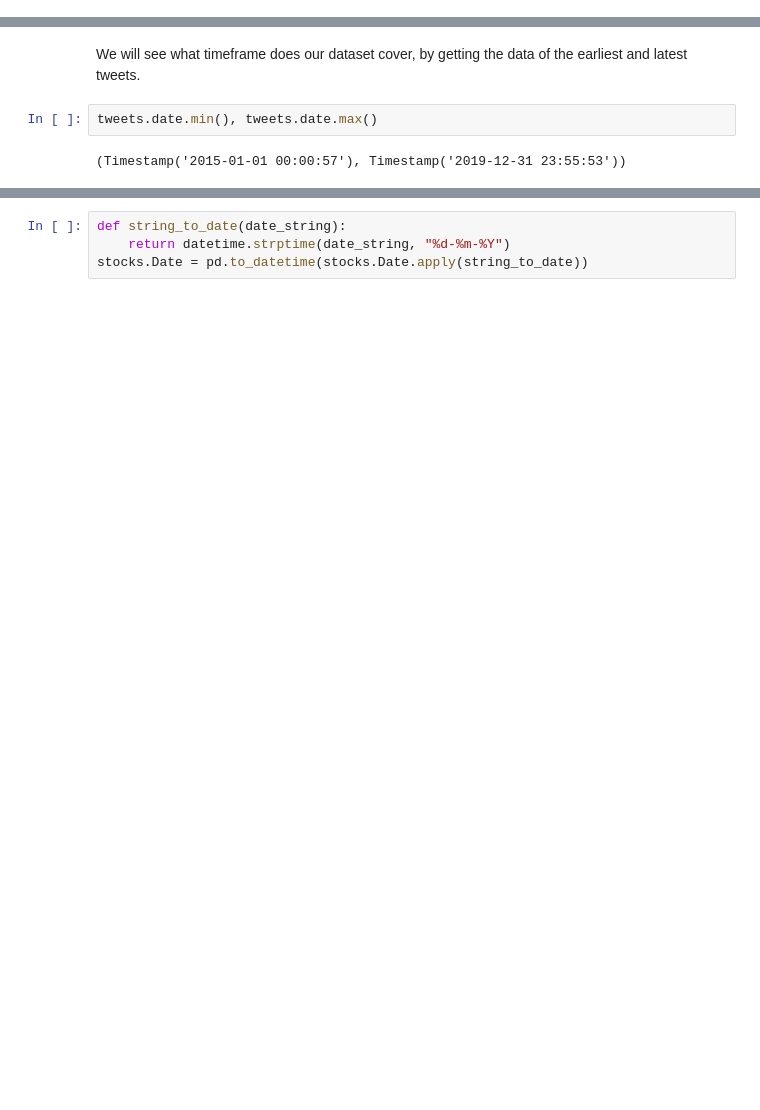
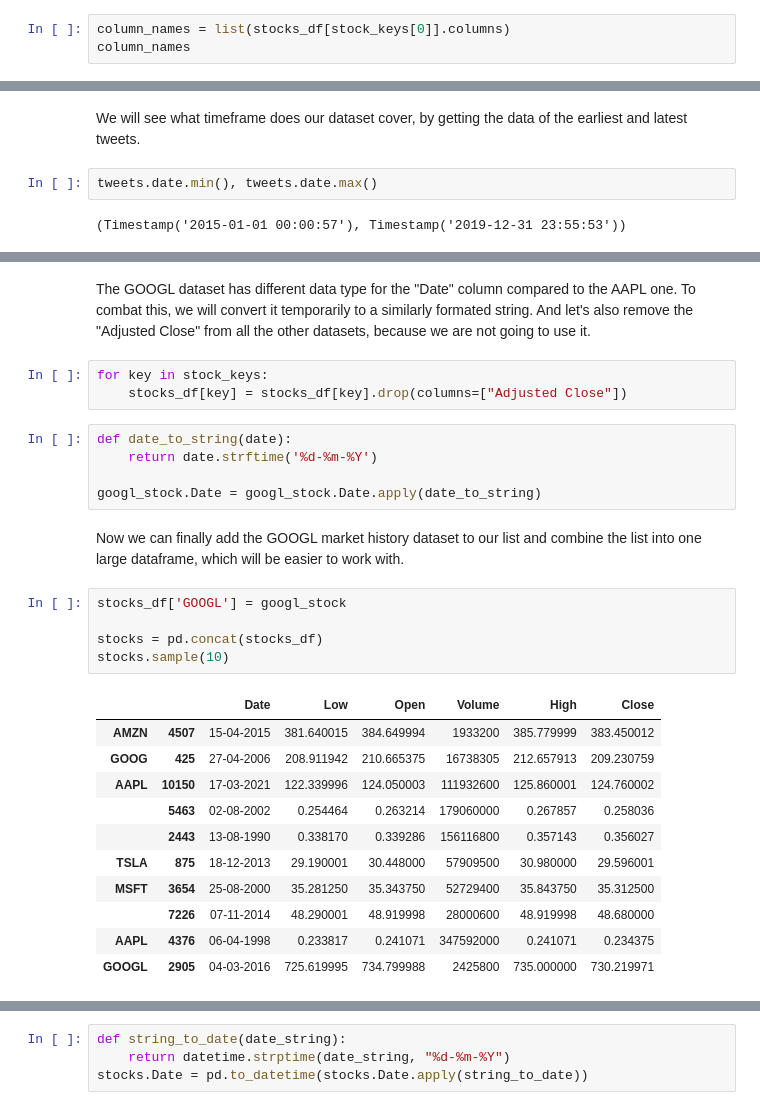
Before and after one commit to Kaloyan-Dimitrov/softuni-data-science-final-project, a Jupyter notebook: Tweets and a company's market value.ipynb, the cells around one changed output, grey strips where cells are left out. Drawn from its saved outputs; the diff is of its cells as text; blank space fills up the shorter version.

```diff
--- a/Tweets and a company's market value.ipynb
+++ b/Tweets and a company's market value.ipynb
@@ -66,0 +109,3 @@ stocks.sample(10)
+# %%
+column_names = list(stocks_df[stock_keys[0]].columns)
+column_names
@@ -90 +170,30 @@ tweets.date.min(), tweets.date.max()
+# %% [markdown]
+The GOOGL dataset has different data type for the "Date" column compared to the AAPL one. To combat this, we will convert it temporarily to a similarly formated string. And let's also remove the "Adjusted Close" from all the other datasets, because we are not going to use it.
+# %%
+for key in stock_keys:
+    stocks_df[key] = stocks_df[key].drop(columns=["Adjusted Close"])
+# %%
+def date_to_string(date):
+    return date.strftime('%d-%m-%Y')
+
+googl_stock.Date = googl_stock.Date.apply(date_to_string)
+# %% [markdown]
+Now we can finally add the GOOGL market history dataset to our list and combine the list into one large dataframe, which will be easier to work with.
+# %%
+stocks_df['GOOGL'] = googl_stock
+
+stocks = pd.concat(stocks_df)
+stocks.sample(10)
+# %% [output]
+|  |  | Date | Low | Open | Volume | High | Close |
+| AMZN | 4507 | 15-04-2015 | 381.640015 | 384.649994 | 1933200 | 385.779999 | 383.450012 |
+| GOOG | 425 | 27-04-2006 | 208.911942 | 210.665375 | 16738305 | 212.657913 | 209.230759 |
+| AAPL | 10150 | 17-03-2021 | 122.339996 | 124.050003 | 111932600 | 125.860001 | 124.760002 |
+|  | 5463 | 02-08-2002 | 0.254464 | 0.263214 | 179060000 | 0.267857 | 0.258036 |
+|  | 2443 | 13-08-1990 | 0.338170 | 0.339286 | 156116800 | 0.357143 | 0.356027 |
+| TSLA | 875 | 18-12-2013 | 29.190001 | 30.448000 | 57909500 | 30.980000 | 29.596001 |
+| MSFT | 3654 | 25-08-2000 | 35.281250 | 35.343750 | 52729400 | 35.843750 | 35.312500 |
+|  | 7226 | 07-11-2014 | 48.290001 | 48.919998 | 28000600 | 48.919998 | 48.680000 |
+| AAPL | 4376 | 06-04-1998 | 0.233817 | 0.241071 | 347592000 | 0.241071 | 0.234375 |
+| GOOGL | 2905 | 04-03-2016 | 725.619995 | 734.799988 | 2425800 | 735.000000 | 730.219971 |
 # %% [markdown]
```
Also changed, not shown: parts of 29 cells of this notebook.
